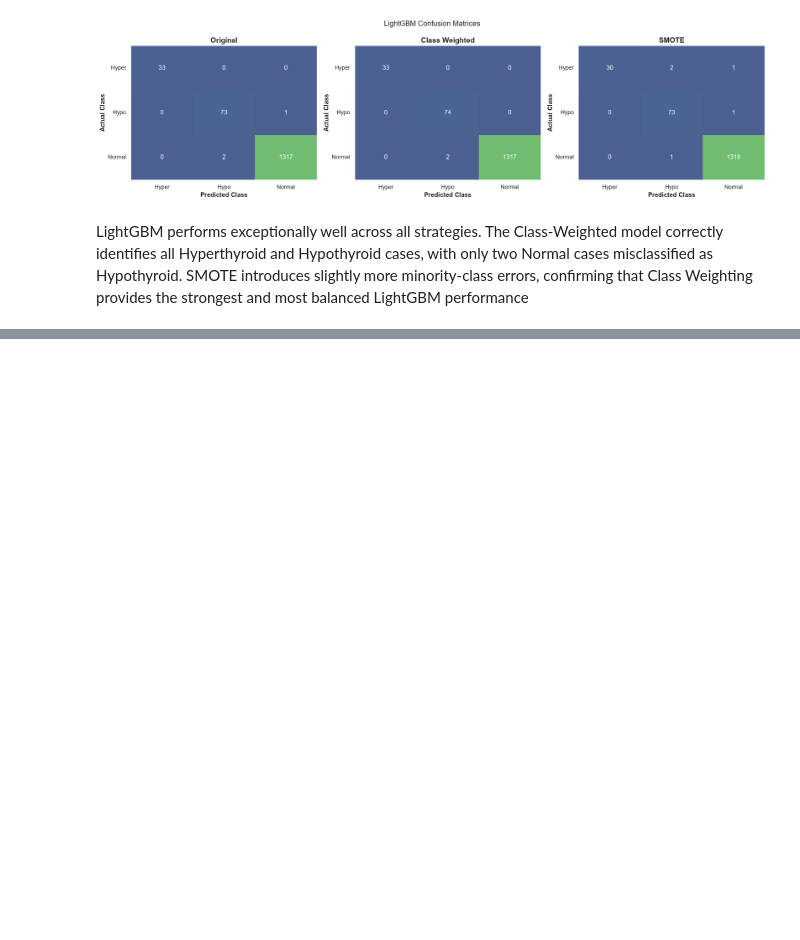
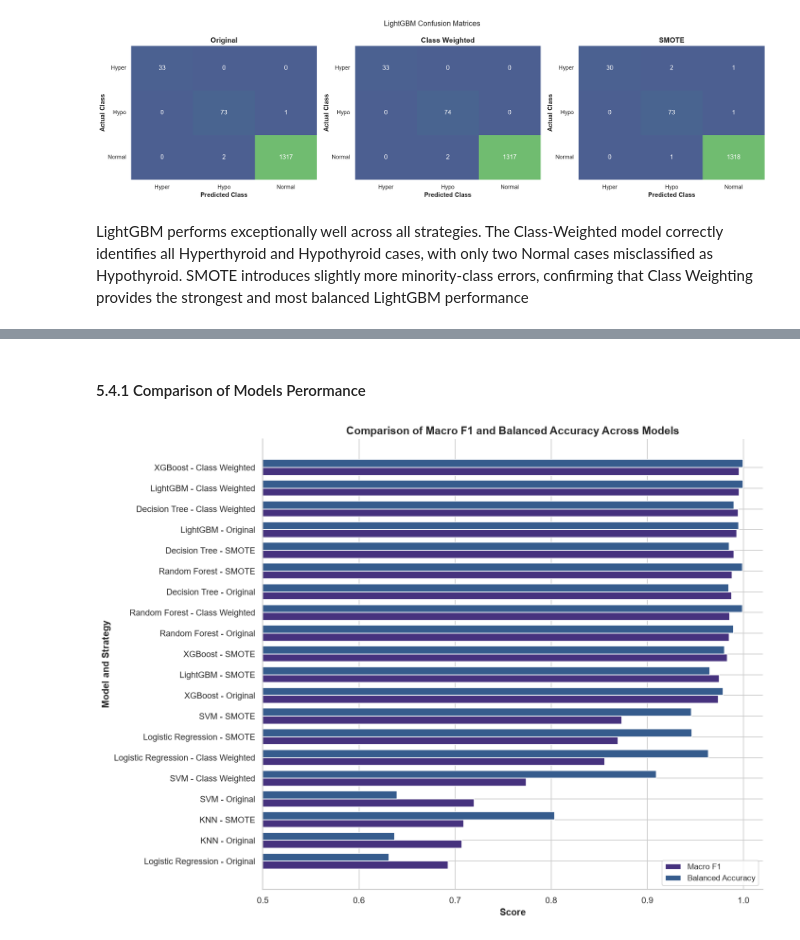
Before and after one commit to byegond-beep/Multi-class-Thyroid-Disease-Classification, a Jupyter notebook: notebook.ipynb, the cells around one changed output, grey strips where cells are left out. Saved outputs shown, nothing was run; the diff lists cells and outputs as text; code cells hidden in the pictures; blank space fills up the shorter version.

Commit message:
Models Comparison

```diff
--- a/notebook.ipynb
+++ b/notebook.ipynb
@@ -2117,0 +2122,18 @@ LightGBM performs exceptionally well across all strategies. The Class-Weighted m
+# %%
+
+final_results = (
+    pd.DataFrame(model_results)
+    .drop_duplicates(
+        subset=["Model", "Strategy"],
+        keep="last"
+    )
+    .reset_index(drop=True)
+)
+
+# Rank models by Macro F1
+final_results = final_results.sort_values(
+    by="Macro F1",
+    ascending=False
+).reset_index(drop=True)
+
+final_results.round(4)
@@ -2117,0 +2160,52 @@ LightGBM performs exceptionally well across all strategies. The Class-Weighted m
+# %% [markdown]
+#### 5.4.1 Comparison of Models Perormance
+# %%
+
+plot_results = final_results.copy()
+
+plot_results["Model-Strategy"] = (
+    plot_results["Model"] + " - " + plot_results["Strategy"]
+)
+
+# Keep ranking based on Macro F1
+plot_results = plot_results.sort_values(
+    "Macro F1",
+    ascending=True
+)
+
+# Plot
+fig, ax = plt.subplots(figsize=(12, 9))
+
+y = np.arange(len(plot_results))
+height = 0.38
+
+ax.barh(
+    y - height/2,
+    plot_results["Macro F1"],
+    height,
+    label="Macro F1"
+)
+
+ax.barh(
+    y + height/2,
+    plot_results["Balanced Accuracy"],
+    height,
+    label="Balanced Accuracy"
+)
+
+ax.set_yticks(y)
+ax.set_yticklabels(plot_results["Model-Strategy"])
+
+ax.set_xlabel("Score")
+ax.set_ylabel("Model and Strategy")
+ax.set_title(
+    "Comparison of Macro F1 and Balanced Accuracy Across Models"
+)
+
+ax.set_xlim(0.5, 1.02)
+ax.legend()
+
+plt.tight_layout()
+plt.show()
+# %% [output]
+[figure, added]
```
Also changed, not shown: parts of 4 cells of this notebook.
